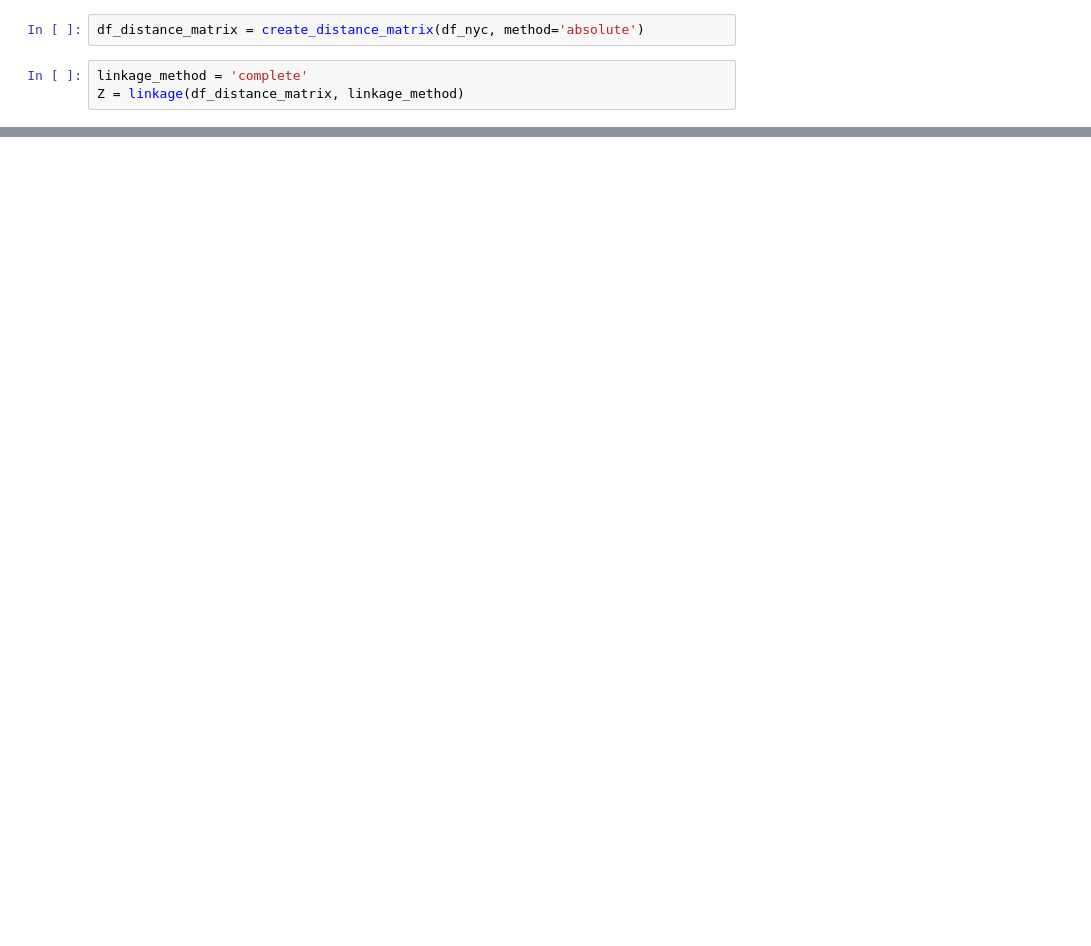
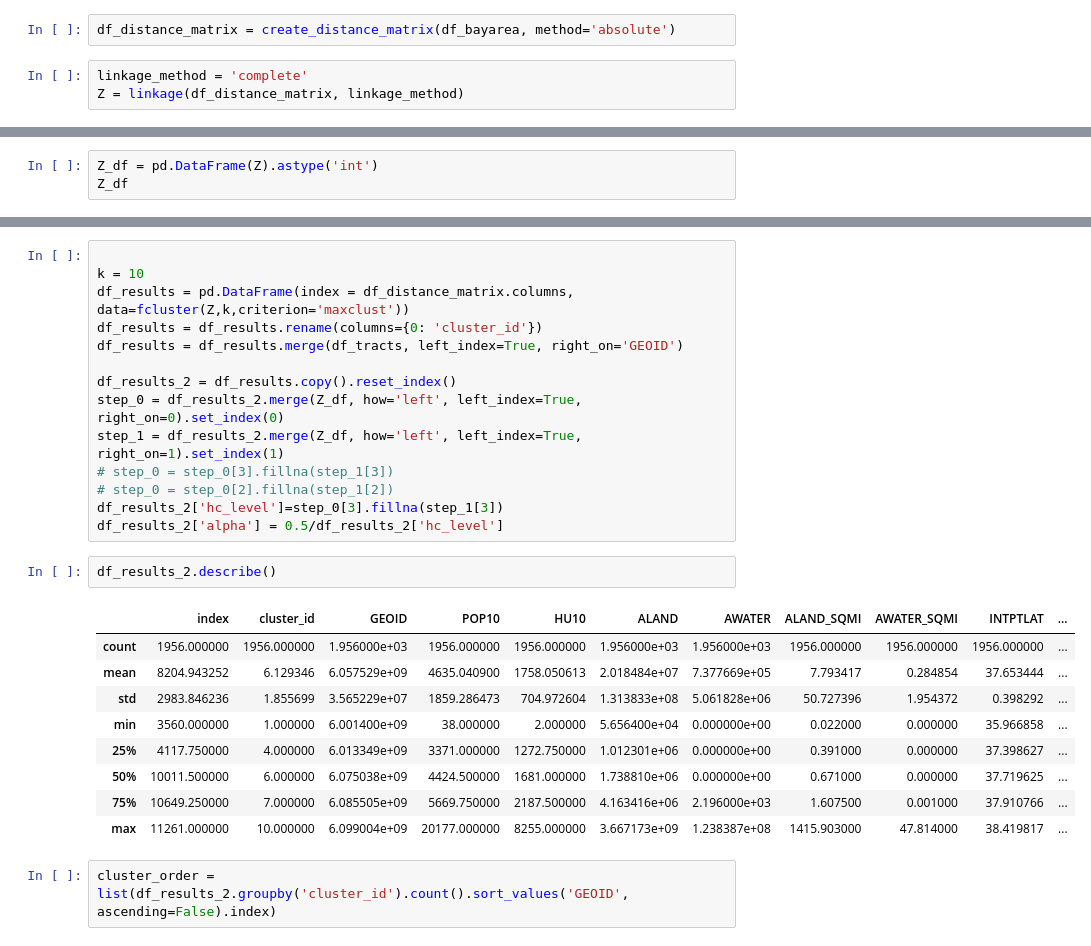
Before and after one commit to joannabate/commute, a Jupyter notebook: More EDA.ipynb, the cells around one changed output, grey strips where cells are left out. Drawn from its saved outputs; the diff is of its cells as text; blank space fills up the shorter version.

```diff
--- a/More EDA.ipynb
+++ b/More EDA.ipynb
@@ -21,7 +21,7 @@ df_state = limit_area(df_merged, state='NY', maxlat=41)
 # %%
 df_nyc = limit_area(df_merged, minlat=40.5, maxlat=41, minlong=-74.25, maxlong=-73.75)
 # %%
-df_distance_matrix = create_distance_matrix(df_nyc, method='absolute')
+df_distance_matrix = create_distance_matrix(df_bayarea, method='absolute')
 # %%
 linkage_method = 'complete'
 Z = linkage(df_distance_matrix, linkage_method)
@@ -42,0 +28,3 @@ plt.show()
+# %%
+Z_df = pd.DataFrame(Z).astype('int')
+Z_df
@@ -42,0 +50,28 @@ plt.show()
+# %%
+
+k = 10
+df_results = pd.DataFrame(index = df_distance_matrix.columns, data=fcluster(Z,k,criterion='maxclust'))
+df_results = df_results.rename(columns={0: 'cluster_id'})
+df_results = df_results.merge(df_tracts, left_index=True, right_on='GEOID')
+
+df_results_2 = df_results.copy().reset_index()
+step_0 = df_results_2.merge(Z_df, how='left', left_index=True, right_on=0).set_index(0)
+step_1 = df_results_2.merge(Z_df, how='left', left_index=True, right_on=1).set_index(1)
+# step_0 = step_0[3].fillna(step_1[3])
+# step_0 = step_0[2].fillna(step_1[2])
+df_results_2['hc_level']=step_0[3].fillna(step_1[3])
+df_results_2['alpha'] = 0.5/df_results_2['hc_level']
+# %%
+df_results_2.describe()
+# %% [output]
+|  | index | cluster_id | GEOID | POP10 | HU10 | ALAND | AWATER | ALAND_SQMI | AWATER_SQMI | INTPTLAT | ... |
+| count | 1956.000000 | 1956.000000 | 1.956000e+03 | 1956.000000 | 1956.000000 | 1.956000e+03 | 1.956000e+03 | 1956.000000 | 1956.000000 | 1956.000000 | ... |
+| mean | 8204.943252 | 6.129346 | 6.057529e+09 | 4635.040900 | 1758.050613 | 2.018484e+07 | 7.377669e+05 | 7.793417 | 0.284854 | 37.653444 | ... |
+| std | 2983.846236 | 1.855699 | 3.565229e+07 | 1859.286473 | 704.972604 | 1.313833e+08 | 5.061828e+06 | 50.727396 | 1.954372 | 0.398292 | ... |
+| min | 3560.000000 | 1.000000 | 6.001400e+09 | 38.000000 | 2.000000 | 5.656400e+04 | 0.000000e+00 | 0.022000 | 0.000000 | 35.966858 | ... |
+| 25% | 4117.750000 | 4.000000 | 6.013349e+09 | 3371.000000 | 1272.750000 | 1.012301e+06 | 0.000000e+00 | 0.391000 | 0.000000 | 37.398627 | ... |
+| 50% | 10011.500000 | 6.000000 | 6.075038e+09 | 4424.500000 | 1681.000000 | 1.738810e+06 | 0.000000e+00 | 0.671000 | 0.000000 | 37.719625 | ... |
+| 75% | 10649.250000 | 7.000000 | 6.085505e+09 | 5669.750000 | 2187.500000 | 4.163416e+06 | 2.196000e+03 | 1.607500 | 0.001000 | 37.910766 | ... |
+| max | 11261.000000 | 10.000000 | 6.099004e+09 | 20177.000000 | 8255.000000 | 3.667173e+09 | 1.238387e+08 | 1415.903000 | 47.814000 | 38.419817 | ... |
+# %%
+cluster_order = list(df_results_2.groupby('cluster_id').count().sort_values('GEOID', ascending=False).index)
```
Also changed, not shown: parts of 10 cells of this notebook.
